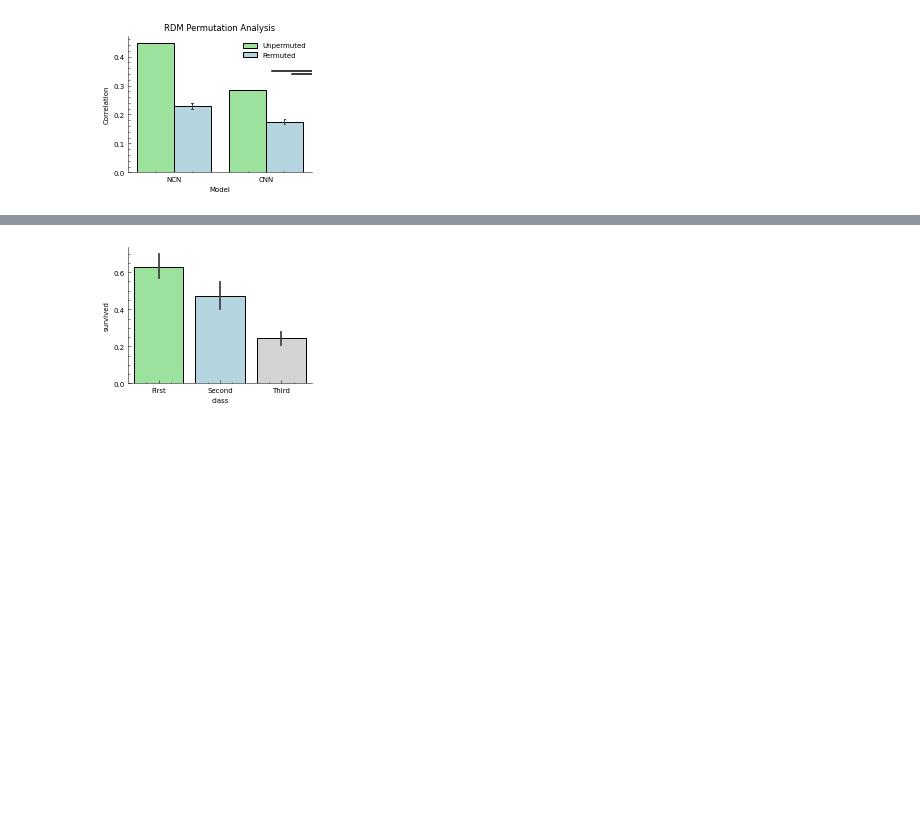
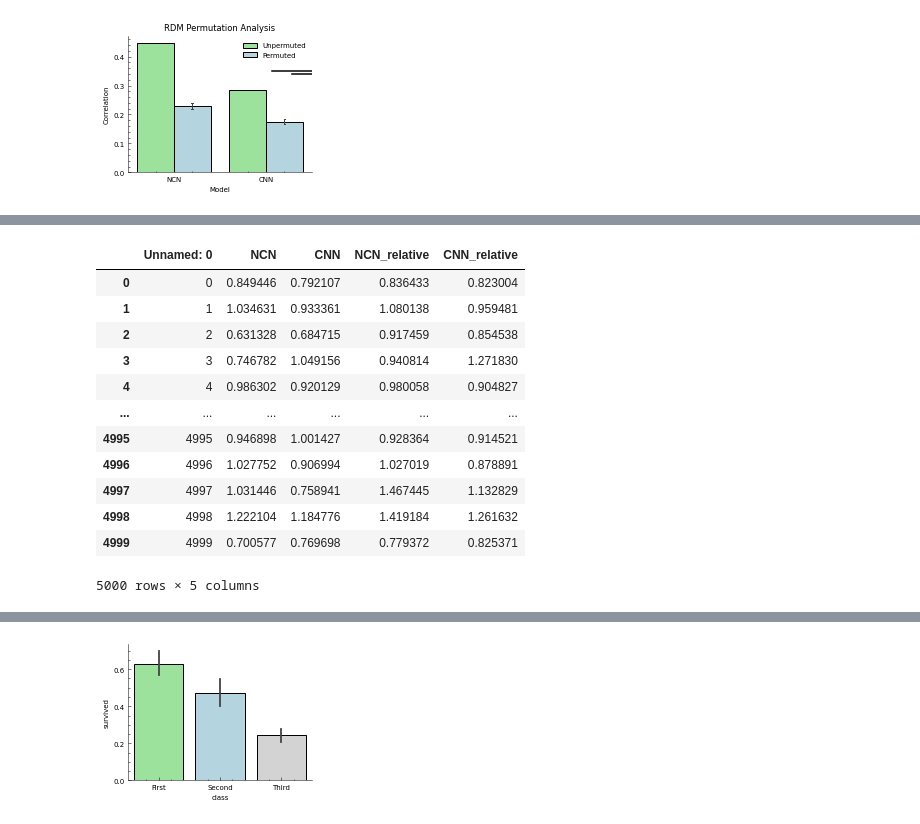
Before and after one commit to LuZeking/plotfile, a Jupyter notebook: plotfile/_scripts/bar.ipynb, the cells around one changed output, grey strips where cells are left out. Drawn from its saved outputs; the diff is of its cells as text; code cells hidden in the pictures; blank space fills up the shorter version.

```diff
--- a/plotfile/_scripts/bar.ipynb
+++ b/plotfile/_scripts/bar.ipynb
@@ -131,0 +168,18 @@ df
+# %%
+
+df_corr = pd.read_csv("data/06_2022_results0_31gap_corr.csv")
+df_corr
+# %% [output]
+|  | Unnamed: 0 | NCN | CNN | NCN_relative | CNN_relative |
+| 0 | 0 | 0.849446 | 0.792107 | 0.836433 | 0.823004 |
+| 1 | 1 | 1.034631 | 0.933361 | 1.080138 | 0.959481 |
+| 2 | 2 | 0.631328 | 0.684715 | 0.917459 | 0.854538 |
+| 3 | 3 | 0.746782 | 1.049156 | 0.940814 | 1.271830 |
+| 4 | 4 | 0.986302 | 0.920129 | 0.980058 | 0.904827 |
+| ... | ... | ... | ... | ... | ... |
+| 4995 | 4995 | 0.946898 | 1.001427 | 0.928364 | 0.914521 |
+| 4996 | 4996 | 1.027752 | 0.906994 | 1.027019 | 0.878891 |
+| 4997 | 4997 | 1.031446 | 0.758941 | 1.467445 | 1.132829 |
+| 4998 | 4998 | 1.222104 | 1.184776 | 1.419184 | 1.261632 |
+| 4999 | 4999 | 0.700577 | 0.769698 | 0.779372 | 0.825371 |
+5000 rows × 5 columns
```
Also changed, not shown: parts of 6 cells of this notebook, 6 other files.
